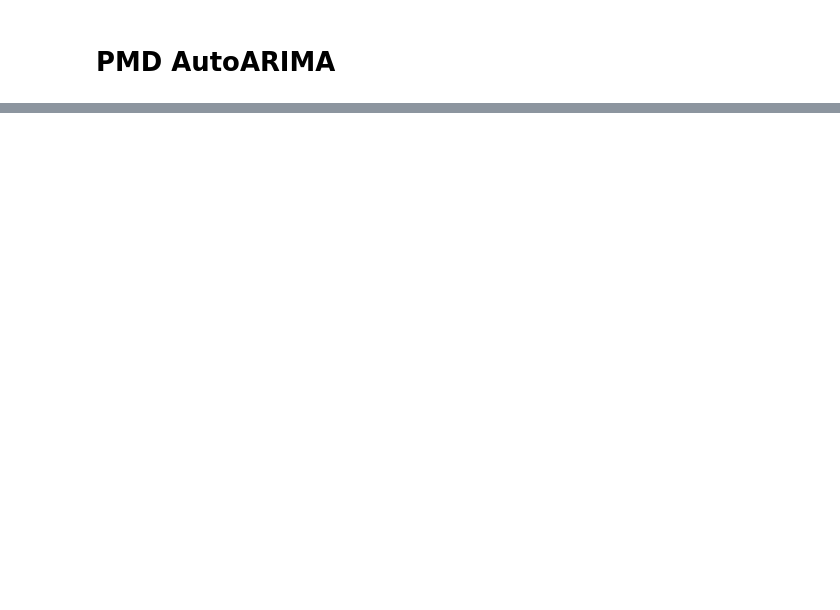
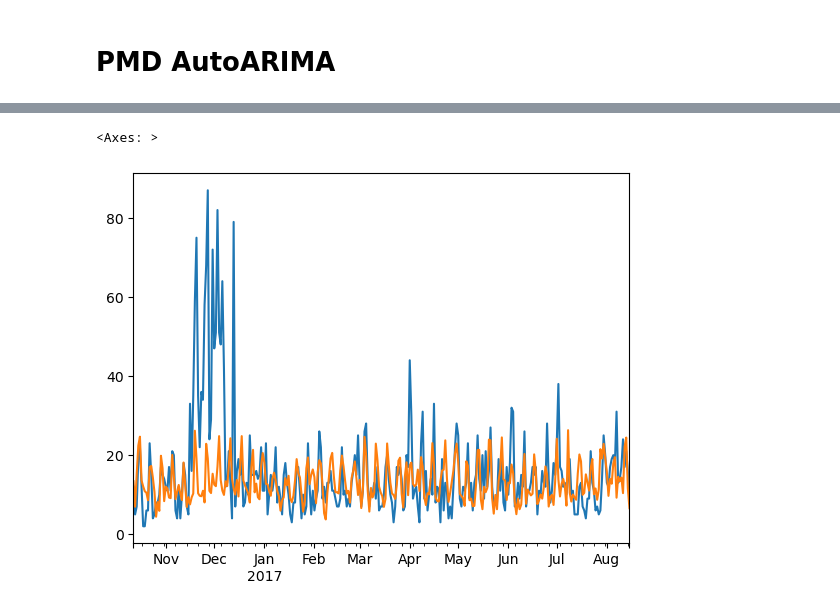
Before and after one commit to piyawutpattamanon/store-sales-forecast, a Jupyter notebook: candidate.2.ipynb, the cells around one changed output, grey strips where cells are left out. Drawn from its saved outputs; the diff is of its cells as text; code cells hidden in the pictures; blank space fills up the shorter version.

```diff
--- a/candidate.2.ipynb
+++ b/candidate.2.ipynb
@@ -1093,0 +821,29 @@ plt.show()
+# %%
+def get_xgb_effective_columns():
+    global columns
+    effective_columns = columns
+    banned_columns = set([
+        # 'dcoilwtico',
+        # 'unit_sales_ma7_lag1',
+        'unit_sales_ma30_lag1',
+    ])
+    effective_columns = [column for column in columns if column not in banned_columns]
+    return effective_columns
+# %%
+import xgboost as xgb
+
+def fit_and_predict_xgb(model, train_df, test_df):
+    effective_columns = get_xgb_effective_columns()
+
+    # split into train and test
+    X_train = train_df[effective_columns].drop('unit_sales', axis=1)
+    X_test = test_df[effective_columns].drop('unit_sales', axis=1)
+    y_train = train_df['unit_sales']
+
+    model.fit(X_train, y_train)
+
+    # predict
+    untuned_xgb_predict_values = model.predict(X_test)
+    untuned_xgb_predict = pandas.Series(untuned_xgb_predict_values, index=test_df.index)
+
+    return model, untuned_xgb_predict
@@ -1093,0 +917,9 @@ plt.show()
+# %%
+model = xgb.XGBRegressor()
+untuned_xgb_model, untuned_xgb_predict = fit_and_predict_xgb(model, train_df, test_df)
+
+test_df.unit_sales.plot()
+untuned_xgb_predict.plot()
+# %% [output]
+<Axes: >
+[figure, added]
```
Also changed, not shown: parts of 29 cells of this notebook.
